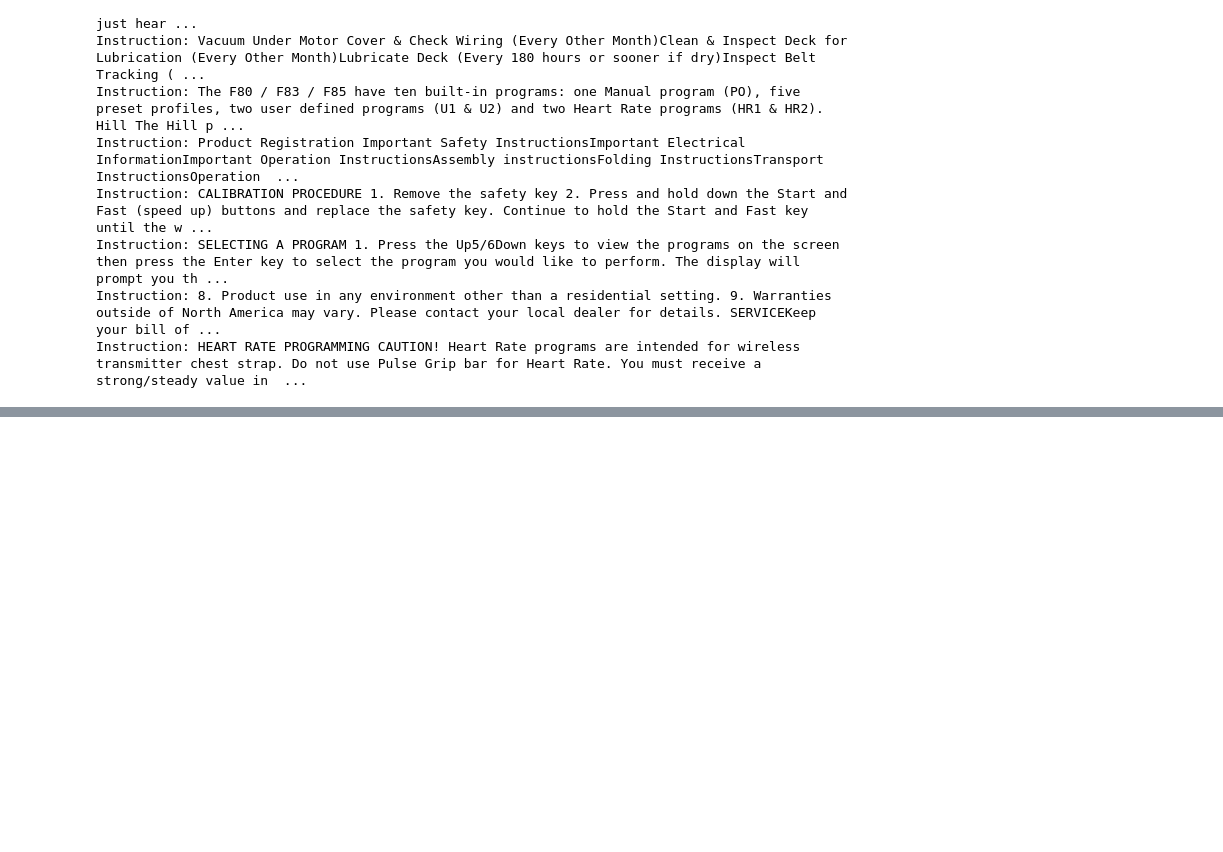
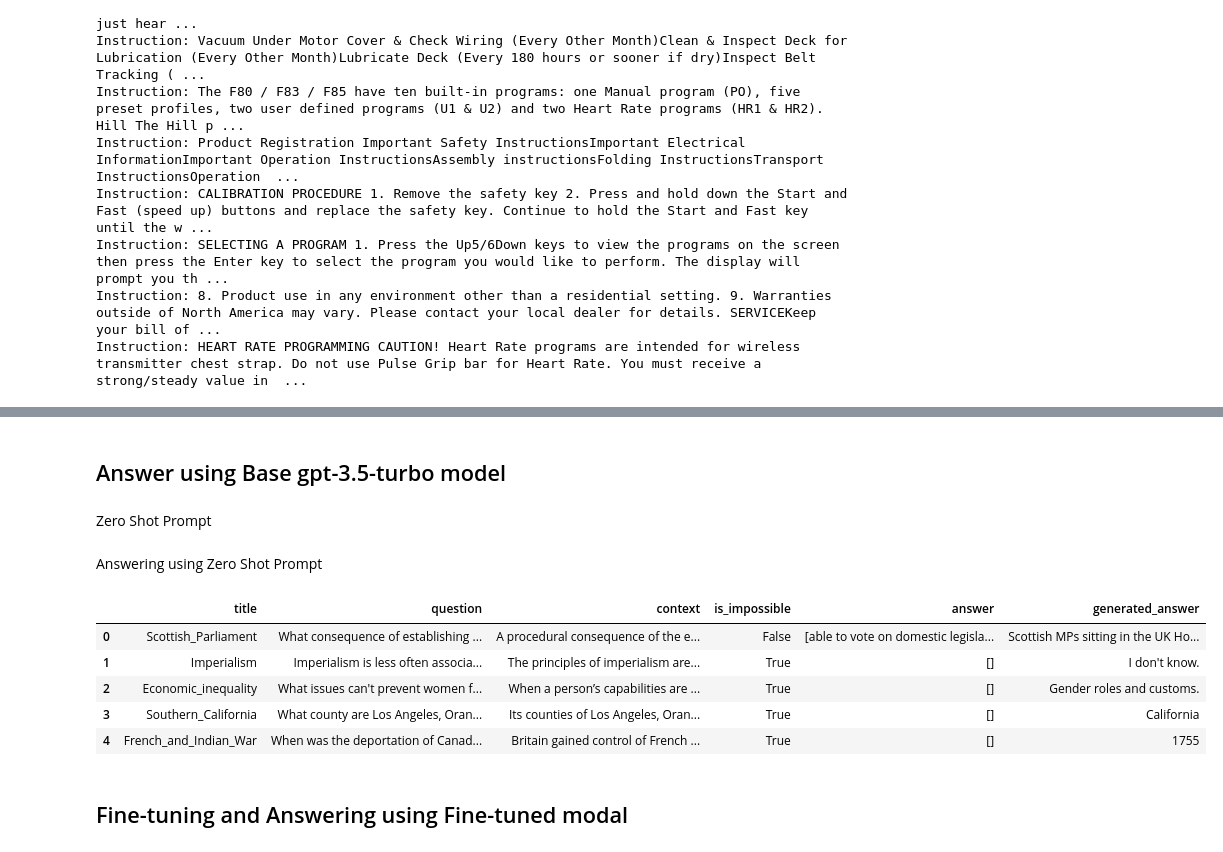
Before and after one commit to MatthewHsu1/RAGsystemOpenAI, a Jupyter notebook: Open_AI_RAG.ipynb, the cells around one changed output, grey strips where cells are left out. Drawn from its saved outputs; the diff is of its cells as text; code cells hidden in the pictures; blank space fills up the shorter version.

```diff
--- a/Open_AI_RAG.ipynb
+++ b/Open_AI_RAG.ipynb
@@ -306,0 +382,4 @@ Instruction: HEART RATE PROGRAMMING CAUTION! Heart Rate programs are intended fo
+# %% [markdown]
+## Answer using Base gpt-3.5-turbo model
+# %% [markdown]
+Zero Shot Prompt
@@ -306,0 +398,2 @@ Instruction: HEART RATE PROGRAMMING CAUTION! Heart Rate programs are intended fo
+# %% [markdown]
+Answering using Zero Shot Prompt
@@ -306,0 +415,15 @@ Instruction: HEART RATE PROGRAMMING CAUTION! Heart Rate programs are intended fo
+# %%
+df["generated_answer"] = df.progress_apply(answer_question, axis=1)
+df.to_json("local_cache/100_val.json", orient="records", lines=True)
+df = pd.read_json("local_cache/100_val.json", orient="records", lines=True)
+# %%
+df.head()
+# %% [output]
+|  | title | question | context | is_impossible | answer | generated_answer |
+| 0 | Scottish_Parliament | What consequence of establishing ... | A procedural consequence of the e... | False | [able to vote on domestic legisla... | Scottish MPs sitting in the UK Ho... |
+| 1 | Imperialism | Imperialism is less often associa... | The principles of imperialism are... | True | [] | I don't know. |
+| 2 | Economic_inequality | What issues can't prevent women f... | When a person’s capabilities are ... | True | [] | Gender roles and customs. |
+| 3 | Southern_California | What county are Los Angeles, Oran... | Its counties of Los Angeles, Oran... | True | [] | California |
+| 4 | French_and_Indian_War | When was the deportation of Canad... | Britain gained control of French ... | True | [] | 1755 |
+# %% [markdown]
+## Fine-tuning and Answering using Fine-tuned modal
```
Also changed, not shown: parts of 17 cells of this notebook.
